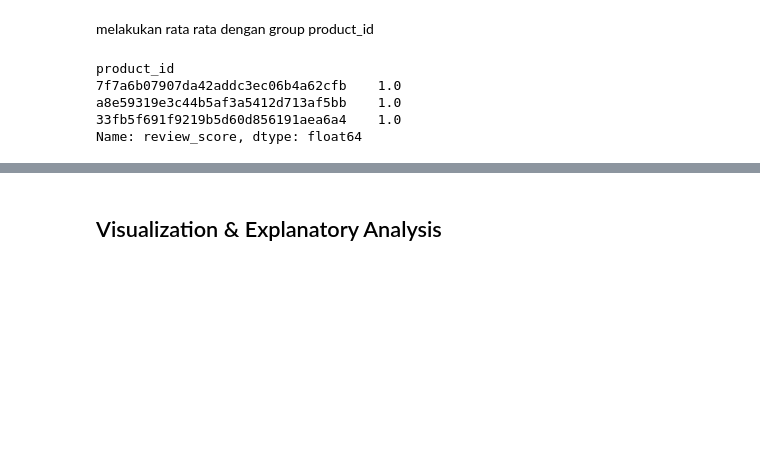
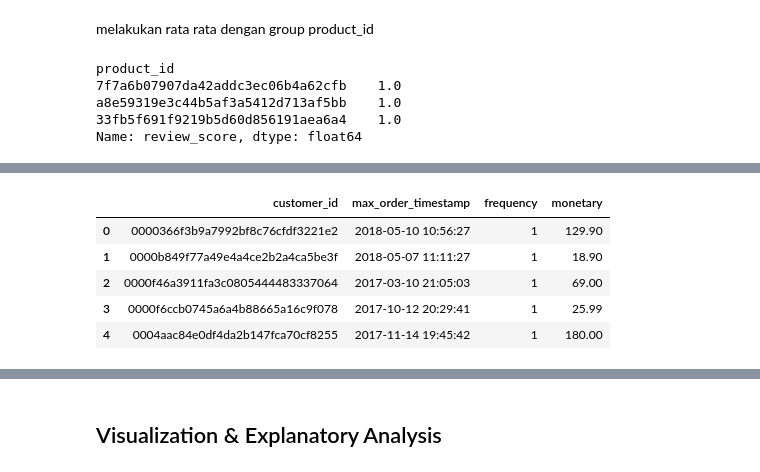
Before and after one commit to Hfdrsyd/E-commerce-Data-Analysis, a Jupyter notebook: notebook.ipynb, the cells around one changed output, grey strips where cells are left out. Drawn from its saved outputs; the diff is of its cells as text; code cells hidden in the pictures; blank space fills up the shorter version.

```diff
--- a/notebook.ipynb
+++ b/notebook.ipynb
@@ -428,0 +496,15 @@ Name: review_score, dtype: float64
+# %%
+rfm_df=df_RFM.groupby(by="customer_unique_id",as_index=False).agg({
+    "order_purchase_timestamp":"max",
+    "order_id":"nunique",
+    "price":"sum"
+})
+rfm_df.columns = ["customer_id", "max_order_timestamp", "frequency", "monetary"]
+rfm_df.head()
+# %% [output]
+|  | customer_id | max_order_timestamp | frequency | monetary |
+| 0 | 0000366f3b9a7992bf8c76cfdf3221e2 | 2018-05-10 10:56:27 | 1 | 129.90 |
+| 1 | 0000b849f77a49e4a4ce2b2a4ca5be3f | 2018-05-07 11:11:27 | 1 | 18.90 |
+| 2 | 0000f46a3911fa3c0805444483337064 | 2017-03-10 21:05:03 | 1 | 69.00 |
+| 3 | 0000f6ccb0745a6a4b88665a16c9f078 | 2017-10-12 20:29:41 | 1 | 25.99 |
+| 4 | 0004aac84e0df4da2b147fca70cf8255 | 2017-11-14 19:45:42 | 1 | 180.00 |
```
Also changed, not shown: parts of 16 cells of this notebook, 4 other files.
